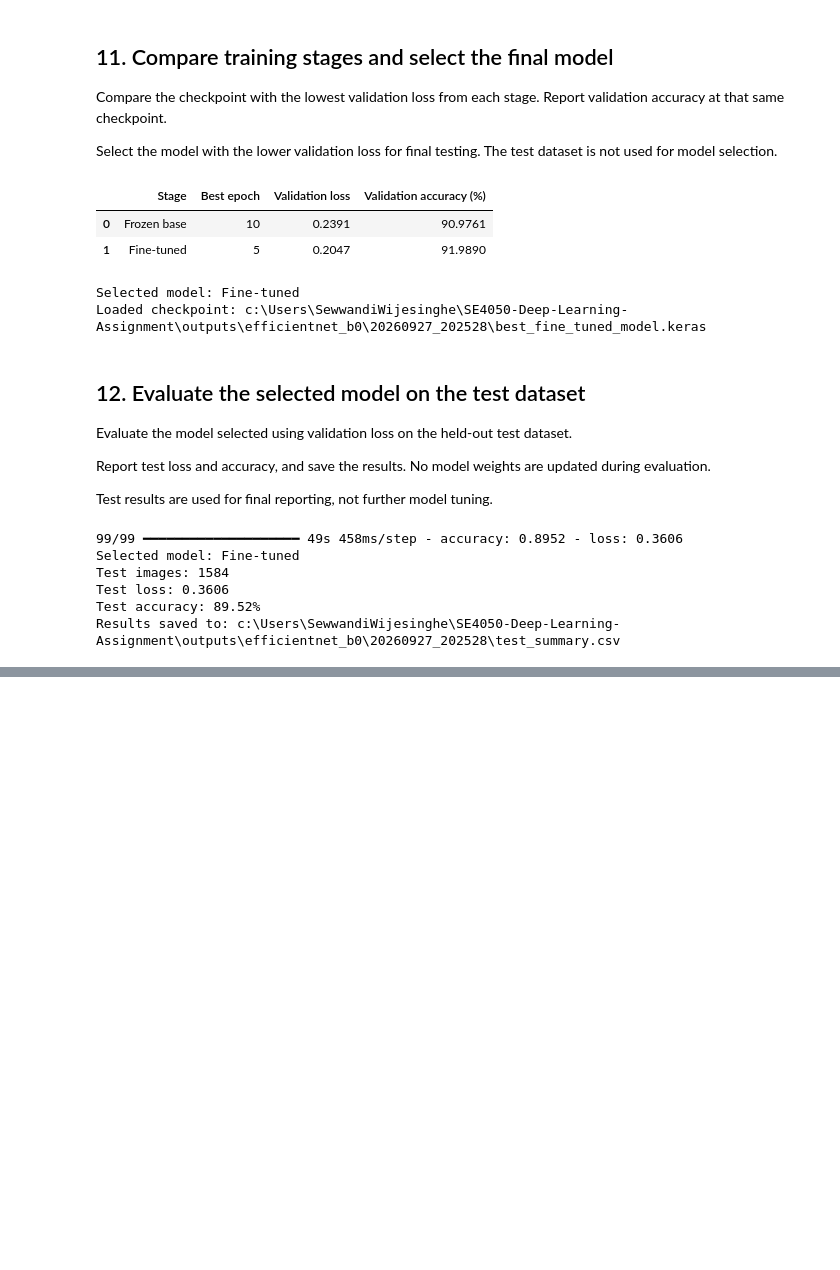
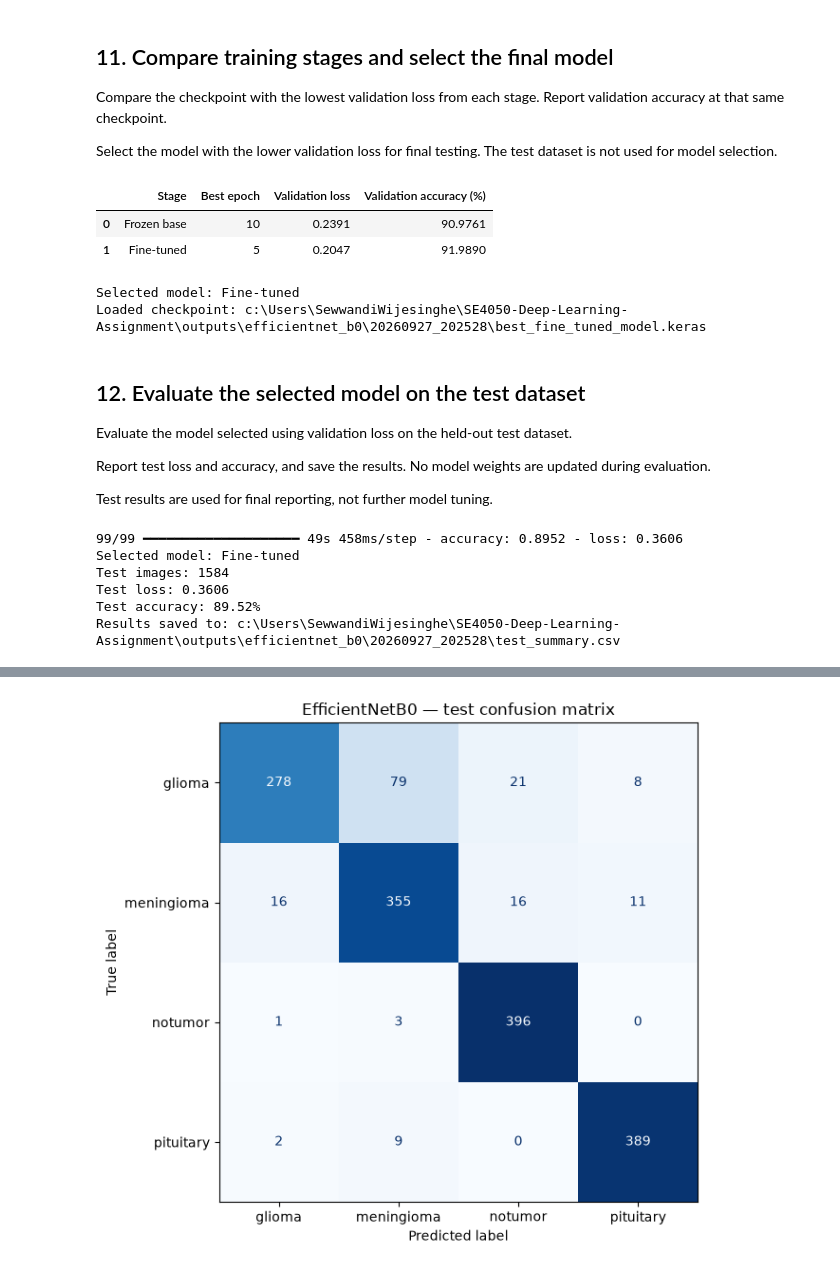
Before and after one commit to Dissa2003/SE4050-Deep-Learning-Assignment, a Jupyter notebook: notebooks/04_efficientnet_b0.ipynb, the cells around one changed output, grey strips where cells are left out. Cells and saved outputs as stored; diff of their text form; code cells hidden in the pictures; blank space fills up the shorter version.

Commit message:
Add per-class test metrics and confusion matrix

```diff
--- a/notebooks/04_efficientnet_b0.ipynb
+++ b/notebooks/04_efficientnet_b0.ipynb
@@ -678,0 +690,91 @@ Results saved to: c:\Users\SewwandiWijesinghe\SE4050-Deep-Learning-Assignment\ou
+# %%
+import numpy as np
+import matplotlib.pyplot as plt
+from sklearn.metrics import (
+    accuracy_score,
+    classification_report,
+    confusion_matrix,
+    ConfusionMatrixDisplay,
+)
+
+# test_ds is not shuffled, so predictions follow test_df order.
+test_probabilities = final_model.predict(test_ds, verbose=1)
+
+# Select the class with the highest predicted probability.
+y_pred = np.argmax(test_probabilities, axis=1)
+y_true = test_df["class_id"].to_numpy(dtype="int32")
+class_ids = list(range(len(class_names)))
+
+assert len(y_pred) == len(y_true), "Prediction and label counts differ."
+
+# Confirm agreement with the previous evaluation.
+prediction_accuracy = accuracy_score(y_true, y_pred)
+assert np.isclose(
+    prediction_accuracy,
+    test_results["accuracy"],
+    atol=1e-6,
+), "Accuracy mismatch: check test ordering and the selected model."
+
+# Print and save the classification report.
+report_text = classification_report(
+    y_true,
+    y_pred,
+    labels=class_ids,
+    target_names=class_names,
+    digits=4,
+    zero_division=0,
+)
+
+print(report_text)
+
+(run_dir / "classification_report.txt").write_text(
+    report_text,
+    encoding="utf-8",
+)
+
+# Save predictions and probabilities for later error analysis.
+predictions_df = test_df[
+    ["relative_path", "class_name", "class_id"]
+].copy().reset_index(drop=True)
+
+predictions_df["predicted_class_id"] = y_pred
+predictions_df["predicted_class"] = [
+    class_names[i] for i in y_pred
+]
+predictions_df["correct"] = y_true == y_pred
+
+for i, name in enumerate(class_names):
+    predictions_df[f"probability_{name}"] = test_probabilities[:, i]
+
+predictions_df.to_csv(
+    run_dir / "test_predictions.csv",
+    index=False,
+)
+
+# Plot and save the confusion matrix.
+cm = confusion_matrix(y_true, y_pred, labels=class_ids)
+
+fig, ax = plt.subplots(figsize=(8, 6))
+
+ConfusionMatrixDisplay(
+    confusion_matrix=cm,
+    display_labels=class_names,
+).plot(
+    ax=ax,
+    cmap="Blues",
+    values_format="d",
+    colorbar=False,
+)
+
+ax.set_title("EfficientNetB0 — test confusion matrix")
+plt.tight_layout()
+
+fig.savefig(
+    run_dir / "test_confusion_matrix.png",
+    dpi=150,
+    bbox_inches="tight",
+)
+plt.show()
+
+print("Report, predictions and confusion matrix saved to:", run_dir)
+# %% [output]
@@ -678,0 +792 @@ Results saved to: c:\Users\SewwandiWijesinghe\SE4050-Deep-Learning-Assignment\ou
+[figure, added]
```
Also changed, not shown: parts of 2 cells of this notebook, 2 other files.
